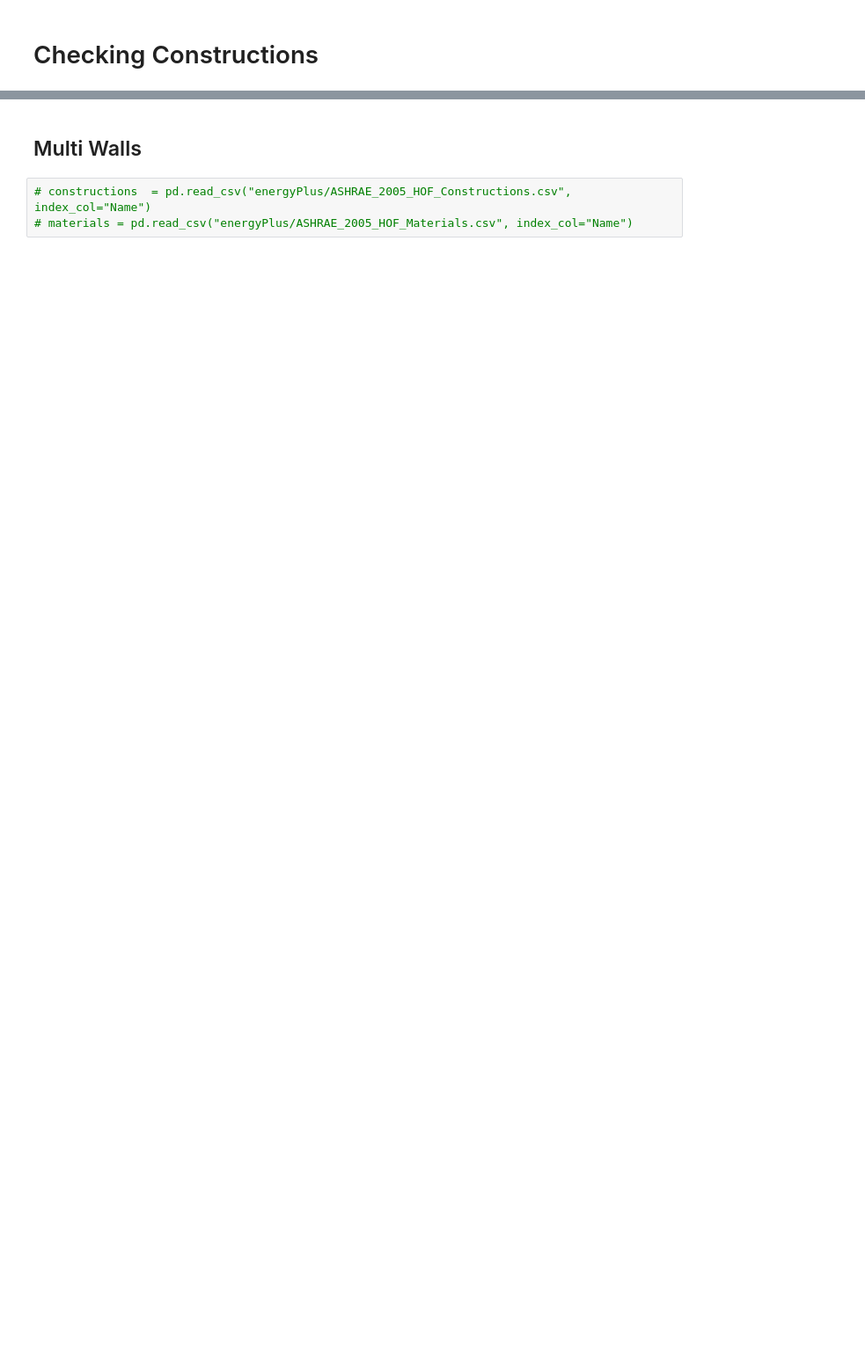
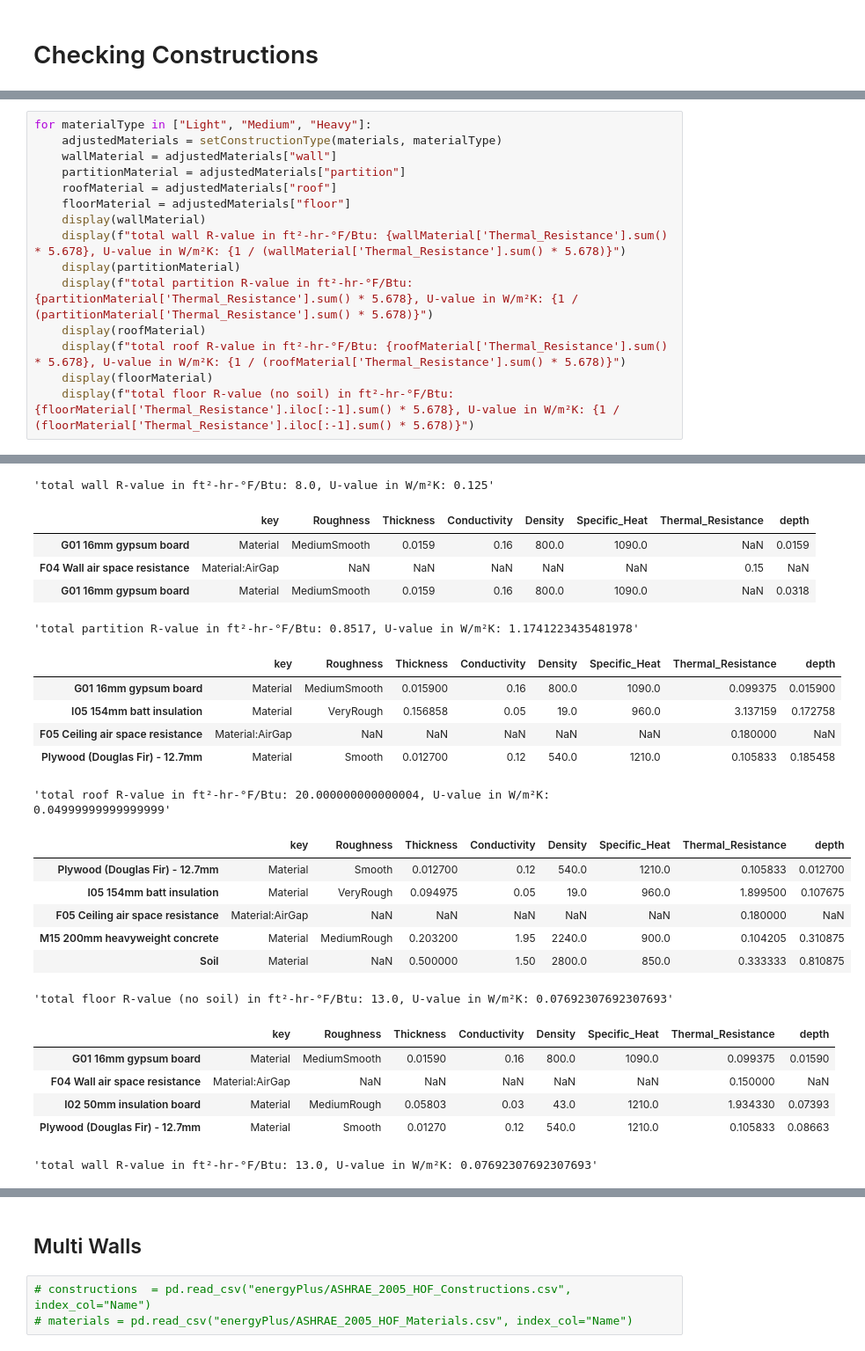
Before and after one commit to nbachand/graphBEM, a Jupyter notebook: TestMultiWalls.ipynb, the cells around one changed output, grey strips where cells are left out. Shown at 88% size. Drawn from its saved outputs; the diff is of its cells as text; blank space fills up the shorter version.

```diff
--- a/TestMultiWalls.ipynb
+++ b/TestMultiWalls.ipynb
@@ -93,0 +104,16 @@ for materialType in ["Light", "Medium", "Heavy"]:
+# %%
+for materialType in ["Light", "Medium", "Heavy"]:
+    adjustedMaterials = setConstructionType(materials, materialType)
+    wallMaterial = adjustedMaterials["wall"]
+    partitionMaterial = adjustedMaterials["partition"]
+    roofMaterial = adjustedMaterials["roof"]
+    floorMaterial = adjustedMaterials["floor"]
+    display(wallMaterial)
+    display(f"total wall R-value in ft²-hr-°F/Btu: {wallMaterial['Thermal_Resistance'].sum() * 5.678}, U-value in W/m²K: {1 / (wallMaterial['Thermal_Resistance'].sum() * 5.678)}")
+    display(partitionMaterial)
+    display(f"total partition R-value in ft²-hr-°F/Btu: {partitionMaterial['Thermal_Resistance'].sum() * 5.678}, U-value in W/m²K: {1 / (partitionMaterial['Thermal_Resistance'].sum() * 5.678)}")
+    display(roofMaterial)
+    display(f"total roof R-value in ft²-hr-°F/Btu: {roofMaterial['Thermal_Resistance'].sum() * 5.678}, U-value in W/m²K: {1 / (roofMaterial['Thermal_Resistance'].sum() * 5.678)}")
+    display(floorMaterial)
+    display(f"total floor R-value (no soil) in ft²-hr-°F/Btu: {floorMaterial['Thermal_Resistance'].iloc[:-1].sum() * 5.678}, U-value in W/m²K: {1 / (floorMaterial['Thermal_Resistance'].iloc[:-1].sum() * 5.678)}")
+# %% [output]
@@ -93,0 +125,25 @@ for materialType in ["Light", "Medium", "Heavy"]:
+'total wall R-value in ft²-hr-°F/Btu: 8.0, U-value in W/m²K: 0.125'
+|  | key | Roughness | Thickness | Conductivity | Density | Specific_Heat | Thermal_Resistance | depth |
+| G01 16mm gypsum board | Material | MediumSmooth | 0.0159 | 0.16 | 800.0 | 1090.0 | NaN | 0.0159 |
+| F04 Wall air space resistance | Material:AirGap | NaN | NaN | NaN | NaN | NaN | 0.15 | NaN |
+| G01 16mm gypsum board | Material | MediumSmooth | 0.0159 | 0.16 | 800.0 | 1090.0 | NaN | 0.0318 |
+'total partition R-value in ft²-hr-°F/Btu: 0.8517, U-value in W/m²K: 1.1741223435481978'
+|  | key | Roughness | Thickness | Conductivity | Density | Specific_Heat | Thermal_Resistance | depth |
+| G01 16mm gypsum board | Material | MediumSmooth | 0.015900 | 0.16 | 800.0 | 1090.0 | 0.099375 | 0.015900 |
+| I05 154mm batt insulation | Material | VeryRough | 0.156858 | 0.05 | 19.0 | 960.0 | 3.137159 | 0.172758 |
+| F05 Ceiling air space resistance | Material:AirGap | NaN | NaN | NaN | NaN | NaN | 0.180000 | NaN |
+| Plywood (Douglas Fir) - 12.7mm | Material | Smooth | 0.012700 | 0.12 | 540.0 | 1210.0 | 0.105833 | 0.185458 |
+'total roof R-value in ft²-hr-°F/Btu: 20.000000000000004, U-value in W/m²K: 0.04999999999999999'
+|  | key | Roughness | Thickness | Conductivity | Density | Specific_Heat | Thermal_Resistance | depth |
+| Plywood (Douglas Fir) - 12.7mm | Material | Smooth | 0.012700 | 0.12 | 540.0 | 1210.0 | 0.105833 | 0.012700 |
+| I05 154mm batt insulation | Material | VeryRough | 0.094975 | 0.05 | 19.0 | 960.0 | 1.899500 | 0.107675 |
+| F05 Ceiling air space resistance | Material:AirGap | NaN | NaN | NaN | NaN | NaN | 0.180000 | NaN |
+| M15 200mm heavyweight concrete | Material | MediumRough | 0.203200 | 1.95 | 2240.0 | 900.0 | 0.104205 | 0.310875 |
+| Soil | Material | NaN | 0.500000 | 1.50 | 2800.0 | 850.0 | 0.333333 | 0.810875 |
+'total floor R-value (no soil) in ft²-hr-°F/Btu: 13.0, U-value in W/m²K: 0.07692307692307693'
+|  | key | Roughness | Thickness | Conductivity | Density | Specific_Heat | Thermal_Resistance | depth |
+| G01 16mm gypsum board | Material | MediumSmooth | 0.01590 | 0.16 | 800.0 | 1090.0 | 0.099375 | 0.01590 |
+| F04 Wall air space resistance | Material:AirGap | NaN | NaN | NaN | NaN | NaN | 0.150000 | NaN |
+| I02 50mm insulation board | Material | MediumRough | 0.05803 | 0.03 | 43.0 | 1210.0 | 1.934330 | 0.07393 |
+| Plywood (Douglas Fir) - 12.7mm | Material | Smooth | 0.01270 | 0.12 | 540.0 | 1210.0 | 0.105833 | 0.08663 |
+'total wall R-value in ft²-hr-°F/Btu: 13.0, U-value in W/m²K: 0.07692307692307693'
```
Also changed, not shown: parts of 10 cells of this notebook, 3 other files.
